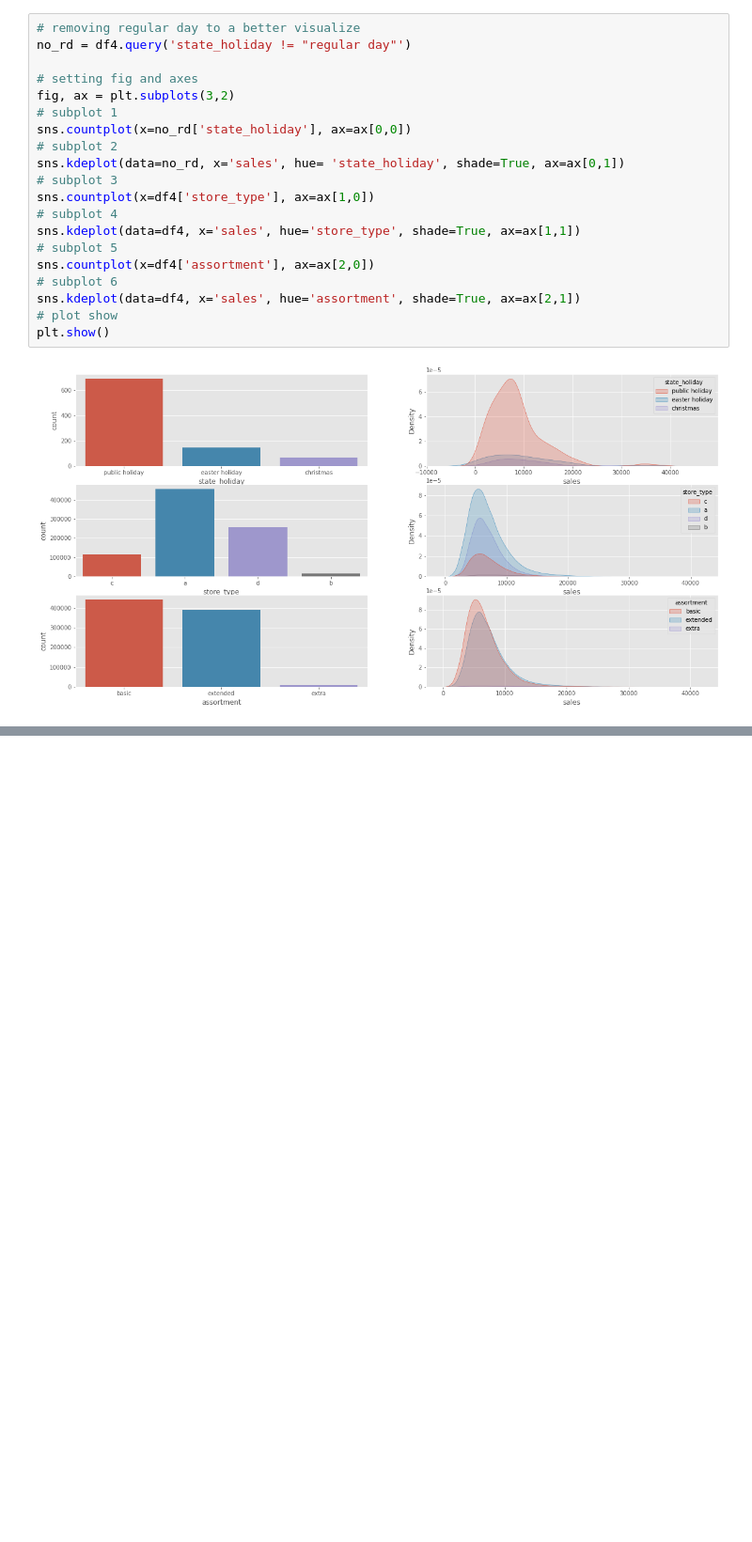
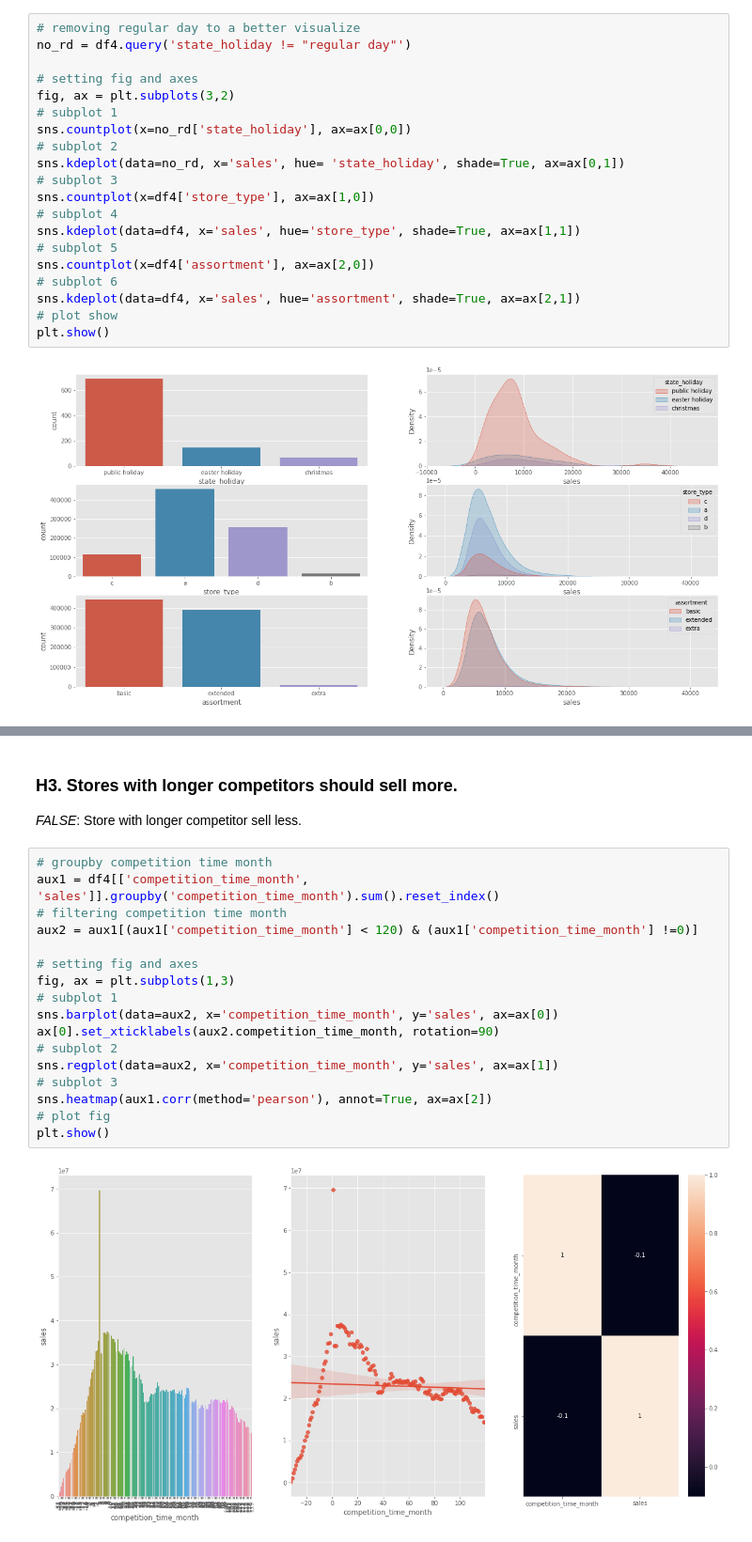
Before and after one commit to vfamim/Rossman-Sales, a Jupyter notebook: notebook/c01_01_Rossman.ipynb, the cells around one changed output, grey strips where cells are left out. Shown at 94% size. Cells and saved outputs as stored; diff of their text form; blank space fills up the shorter version.

```diff
--- a/notebook/c01_01_Rossman.ipynb
+++ b/notebook/c01_01_Rossman.ipynb
@@ -569,0 +626,22 @@ plt.show()
+# %% [markdown]
+### H3. Stores with longer competitors should sell more.
+*FALSE*: Store with longer competitor sell less.
+# %%
+# groupby competition time month
+aux1 = df4[['competition_time_month', 'sales']].groupby('competition_time_month').sum().reset_index()
+# filtering competition time month
+aux2 = aux1[(aux1['competition_time_month'] < 120) & (aux1['competition_time_month'] !=0)]
+
+# setting fig and axes
+fig, ax = plt.subplots(1,3)
+# subplot 1
+sns.barplot(data=aux2, x='competition_time_month', y='sales', ax=ax[0])
+ax[0].set_xticklabels(aux2.competition_time_month, rotation=90)
+# subplot 2
+sns.regplot(data=aux2, x='competition_time_month', y='sales', ax=ax[1])
+# subplot 3
+sns.heatmap(aux1.corr(method='pearson'), annot=True, ax=ax[2])
+# plot fig
+plt.show()
+# %% [output]
+[figure, added]
```
Also changed, not shown: parts of 15 cells of this notebook.
